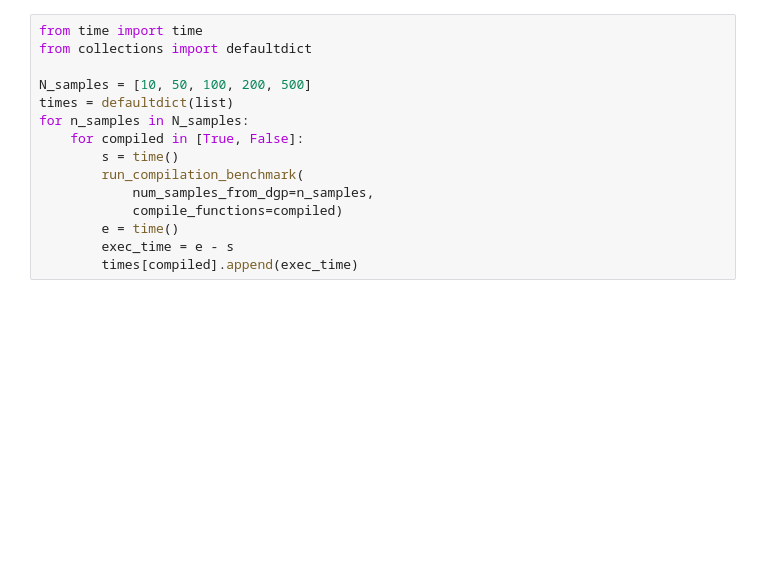
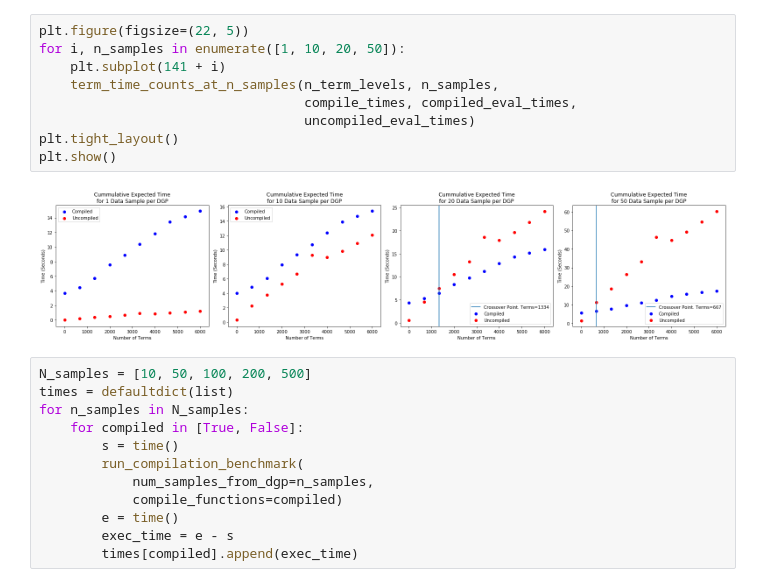
Before and after one commit to JoshBroomberg/Maccabee, a Jupyter notebook: Maccabee/docs/source/advanced/parallelization.ipynb, the cells around one changed output. Cells and saved outputs as stored; diff of their text form; blank space fills up the shorter version.

```diff
--- a/Maccabee/docs/source/advanced/parallelization.ipynb
+++ b/Maccabee/docs/source/advanced/parallelization.ipynb
@@ -120,7 +248,15 @@ The code block below runs a benchmark - made up of one DGP sample, 10 sampling r
+# %%
+plt.figure(figsize=(22, 5))
+for i, n_samples in enumerate([1, 10, 20, 50]):
+    plt.subplot(141 + i)
+    term_time_counts_at_n_samples(n_term_levels, n_samples,
+                                  compile_times, compiled_eval_times,
+                                  uncompiled_eval_times)
+plt.tight_layout()
+plt.show()
+# %% [output]
+[figure, added]
 # %%
-from time import time
-from collections import defaultdict
-
 N_samples = [10, 50, 100, 200, 500]
 times = defaultdict(list)
 for n_samples in N_samples:
```
Also changed, not shown: parts of 9 cells of this notebook, 4 other files.
